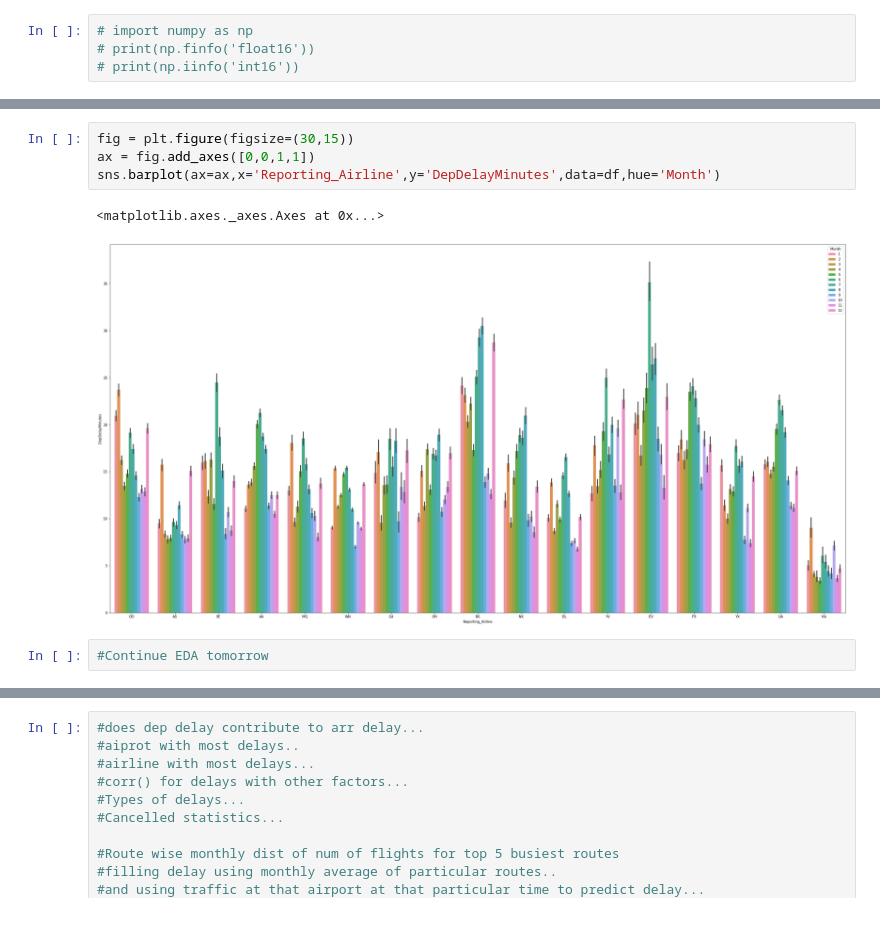
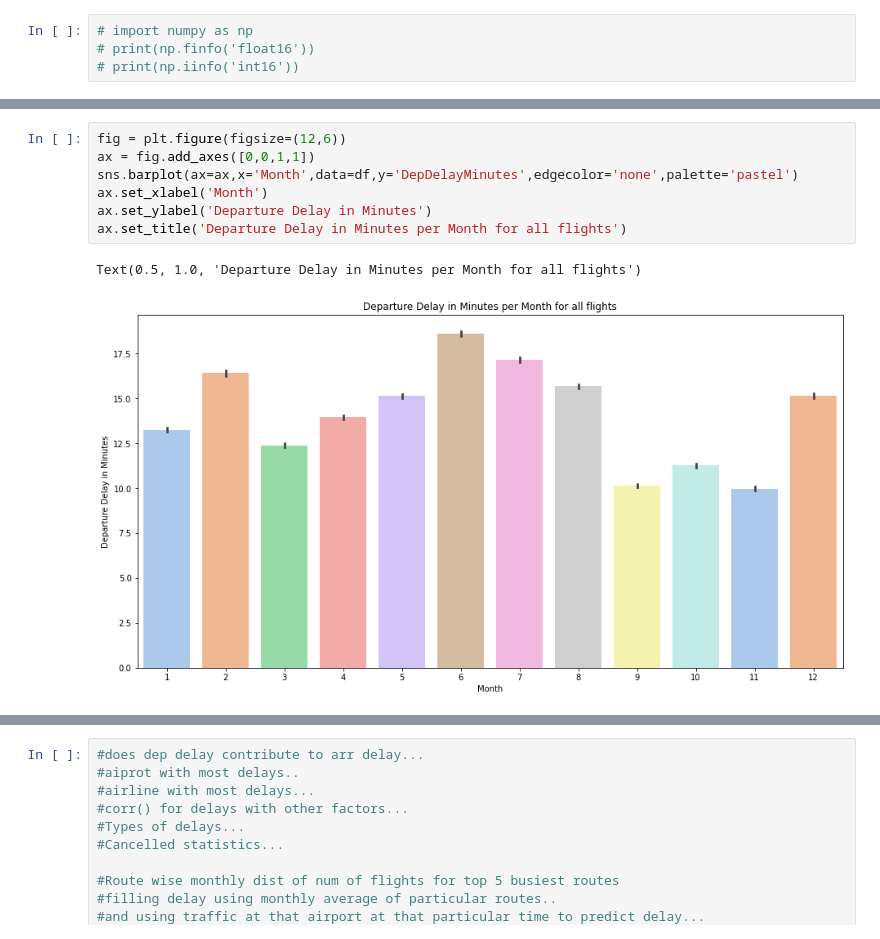
Before and after one commit to vijaynadimpalli/USAirplaneDataAnalysis, a Jupyter notebook: AirplaneDelayAnalysis.ipynb, the cells around one changed output, grey strips where cells are left out. Drawn from its saved outputs; the diff is of its cells as text.

```diff
--- a/AirplaneDelayAnalysis.ipynb
+++ b/AirplaneDelayAnalysis.ipynb
@@ -299,9 +341,10 @@ df.groupby(by='Reporting_Airline')['DepDelay','ArrDelay'].mean()
 # %%
-fig = plt.figure(figsize=(30,15))
+fig = plt.figure(figsize=(12,6))
 ax = fig.add_axes([0,0,1,1])
-sns.barplot(ax=ax,x='Reporting_Airline',y='DepDelayMinutes',data=df,hue='Month')
+sns.barplot(ax=ax,x='Month',data=df,y='DepDelayMinutes',edgecolor='none',palette='pastel')
+ax.set_xlabel('Month')
+ax.set_ylabel('Departure Delay in Minutes')
+ax.set_title('Departure Delay in Minutes per Month for all flights')
 # %% [output]
-<matplotlib.axes._axes.Axes at 0x...>
+Text(0.5, 1.0, 'Departure Delay in Minutes per Month for all flights')
-[figure, old version]
+[figure, new version]
-# %%
-#Continue EDA tomorrow
```
Also changed, not shown: parts of 69 cells of this notebook.
